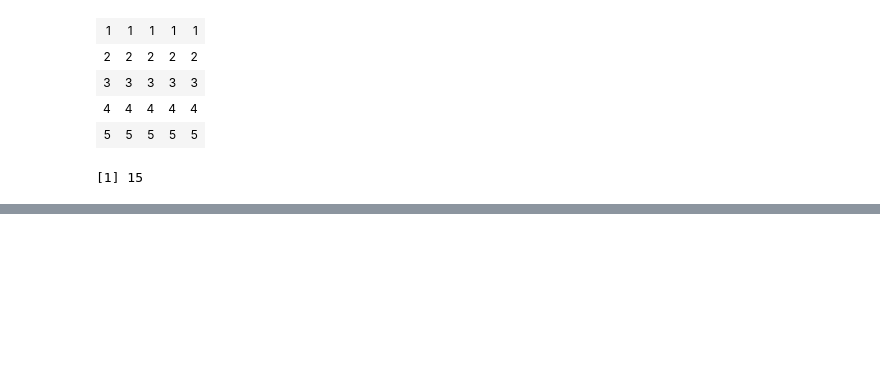
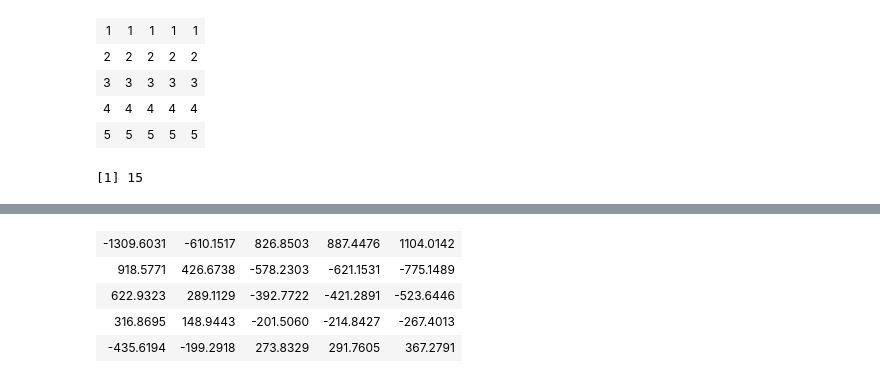
Before and after one commit to pbstark/Padova15, a Jupyter notebook: linAlg.ipynb, the cells around one changed output, grey strips where cells are left out. Cells and saved outputs as stored; diff of their text form; code cells hidden in the pictures; blank space fills up the shorter version.

```diff
--- a/linAlg.ipynb
+++ b/linAlg.ipynb
@@ -381,0 +730,9 @@ sum(diag(x))  # diag() extracts the diagonal of a matrix; sum() adds the element
+# %%
+# Inverse
+solve(A)  # this is almost never the right thing to do
+# %% [output]
+| -1309.6031 | -610.1517 | 826.8503 | 887.4476 | 1104.0142 |
+| 918.5771 | 426.6738 | -578.2303 | -621.1531 | -775.1489 |
+| 622.9323 | 289.1129 | -392.7722 | -421.2891 | -523.6446 |
+| 316.8695 | 148.9443 | -201.5060 | -214.8427 | -267.4013 |
+| -435.6194 | -199.2918 | 273.8329 | 291.7605 | 367.2791 |
```
Also changed, not shown: parts of 31 cells of this notebook, 4 other files.
